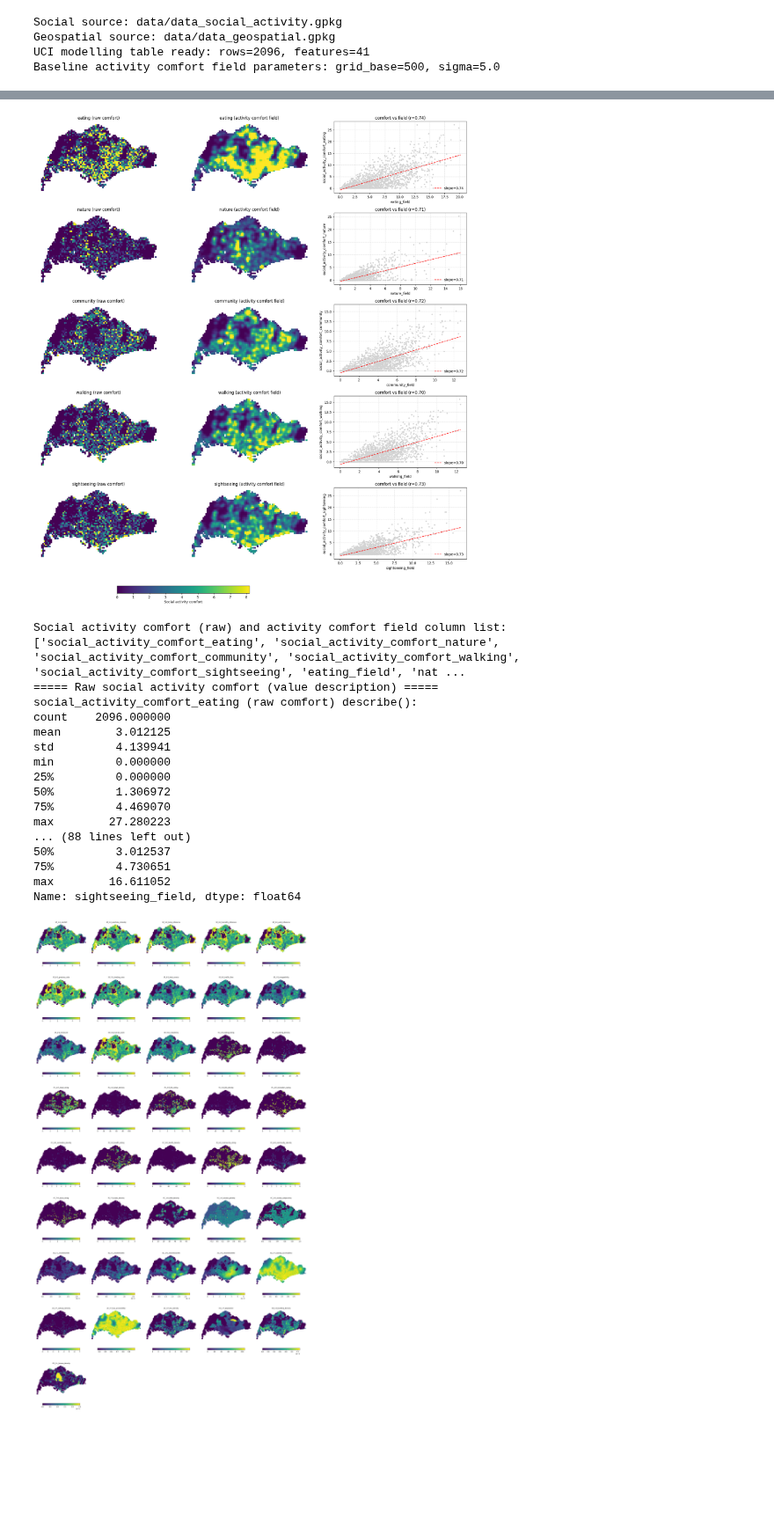
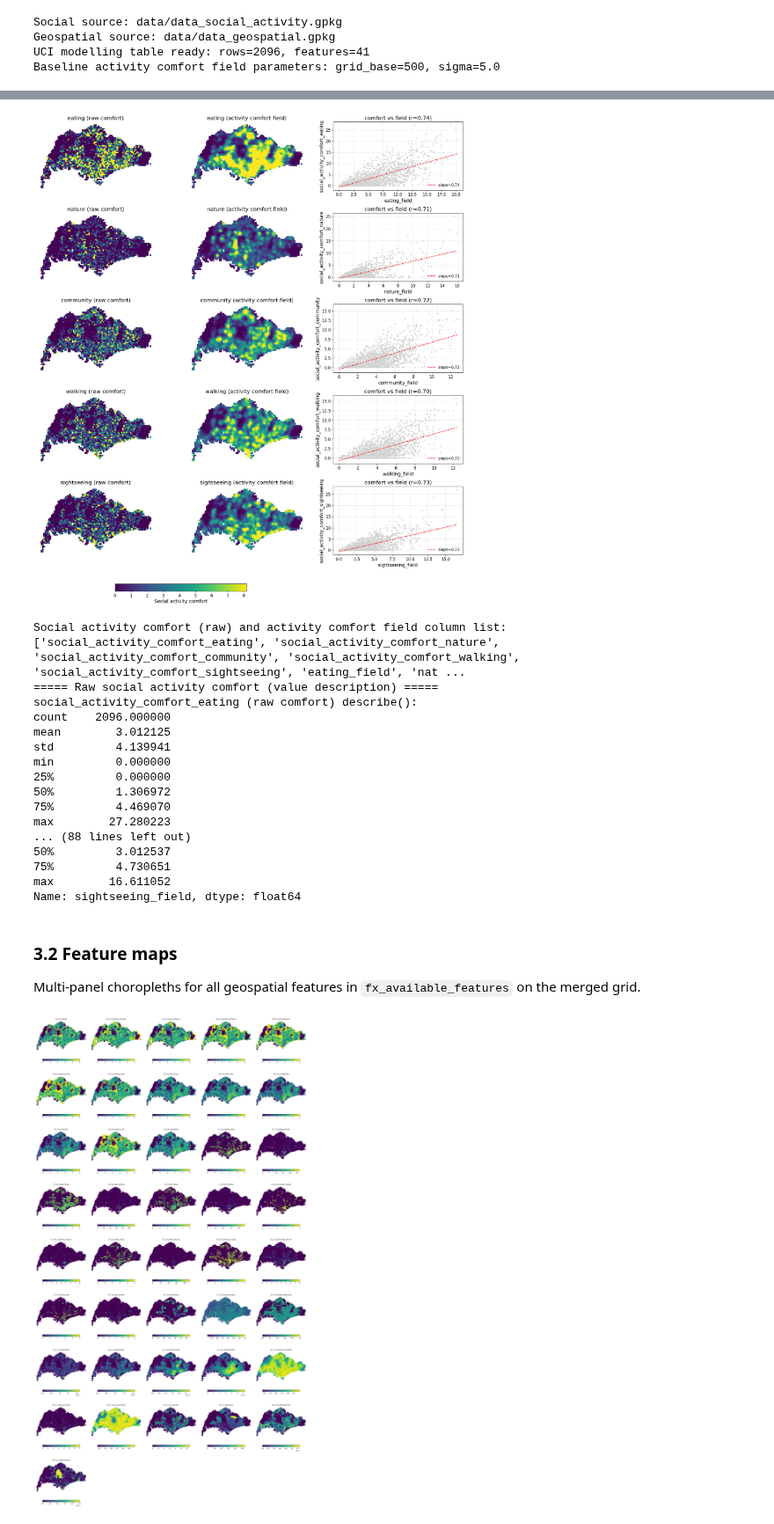
Before and after one commit to Sijie-Yang/Urban-Comfort-Potential, a Jupyter notebook: code_3_uci_social_activity_field.ipynb, the cells around one changed output, grey strips where cells are left out. Shown at 88% size. Saved outputs shown, nothing was run; the diff lists cells and outputs as text; code cells hidden in the pictures; blank space fills up the shorter version.

```diff
--- a/code_3_uci_social_activity_field.ipynb
+++ b/code_3_uci_social_activity_field.ipynb
@@ -606,6 +913,12 @@ if "fx_df" not in globals():
 missing_field = [k for k in FX_ACT_KEYS if f"{k}_field" not in fx_df.columns]
 if missing_field:
     raise RuntimeError(f"Missing field columns: {missing_field}. Re-run the activity comfort field block.")
+
+LABEL_SIZE = 14
+TITLE_SIZE = 16
+TICK_SIZE = 12
+LEGEND_SIZE = 11
+CBAR_LABEL_SIZE = 14
 
 n_acts = len(FX_ACT_KEYS)
 fig, axes = plt.subplots(n_acts, 3, figsize=(18, 4 * n_acts))
@@ -636,7 +949,7 @@ for r, (k, src) in enumerate(zip(FX_ACT_KEYS, FX_COMFORT_SOURCE_COLS)):
         markersize=15,
         legend=False,
     )
-    ax_raw.set_title(f"{k} (raw comfort)")
+    ax_raw.set_title(f"{k} (raw comfort)", fontsize=TITLE_SIZE)
     ax_raw.set_axis_off()
 
     fx_df.plot(
@@ -649,7 +962,7 @@ for r, (k, src) in enumerate(zip(FX_ACT_KEYS, FX_COMFORT_SOURCE_COLS)):
         markersize=15,
         legend=False,
     )
-    ax_smooth.set_title(f"{k} (activity comfort field)")
+    ax_smooth.set_title(f"{k} (activity comfort field)", fontsize=TITLE_SIZE)
     ax_smooth.set_axis_off()
 
     x = fx_df[sm_col].values
@@ -659,40 +972,48 @@ for r, (k, src) in enumerate(zip(FX_ACT_KEYS, FX_COMFORT_SOURCE_COLS)):
     xx = np.linspace(np.nanmin(x), np.nanmax(x), 100)
     ax_scatter.plot(xx, a + b * xx, "r--", linewidth=1.5, label=f"slope={b:.2f}")
     corr = np.corrcoef(x, y)[0, 1]
-    ax_scatter.set_title(f"comfort vs field (r={corr:.2f})")
-    ax_scatter.set_xlabel(f"{k}_field")
-    ax_scatter.set_ylabel(src)
+    ax_scatter.set_title(f"comfort vs field (r={corr:.2f})", fontsize=TITLE_SIZE)
+    ax_scatter.set_xlabel(f"{k}_field", fontsize=LABEL_SIZE)
+    ax_scatter.set_ylabel(src, fontsize=LABEL_SIZE)
+    ax_scatter.tick_params(axis="both", labelsize=TICK_SIZE)
     ax_scatter.grid(True, linestyle="--", alpha=0.4)
-    ax_scatter.legend(loc="lower right", frameon=False)
+    ax_scatter.legend(loc="lower right", frameon=False, fontsize=LEGEND_SIZE)
 
 norm = mpl.colors.Normalize(vmin=vmin, vmax=vmax)
 sm = plt.cm.ScalarMappable(cmap="viridis", norm=norm)
 sm.set_array([])
 
 # Put colorbar at the very bottom to avoid overlap with scatter panels
 fig.subplots_adjust(bottom=0.08)
 cbar_ax = fig.add_axes([0.2, 0.02, 0.3, 0.015])
 cbar = fig.colorbar(sm, cax=cbar_ax, orientation="horizontal")
-cbar.set_label("Social activity comfort")
+cbar.set_label("Social activity comfort", fontsize=CBAR_LABEL_SIZE)
+cbar.ax.tick_params(labelsize=TICK_SIZE)
 
 plt.tight_layout(rect=[0, 0.06, 1, 1])
+from pathlib import Path
+FIG_DIR = Path("figure")
+PAPER_FIG_DIR = Path("paper/fig")
+FIG_DIR.mkdir(parents=True, exist_ok=True)
+PAPER_FIG_DIR.mkdir(parents=True, exist_ok=True)
+fig.savefig(FIG_DIR / "code_3_activity_comfort_field_raw_vs_smoothed.png", dpi=200, bbox_inches="tight")
 plt.show()
 
 print("Social activity comfort (raw) and activity comfort field column list:")
 print(FX_COMFORT_SOURCE_COLS + [f"{k}_field" for k in FX_ACT_KEYS])
 
 # Print value descriptions for raw and extracted data
 print("===== Raw social activity comfort (value description) =====")
 for src in FX_COMFORT_SOURCE_COLS:
     print(f"{src} (raw comfort) describe():")
     print(fx_df[src].describe())
 
 print("===== Activity comfort field (value description) =====")
 for k in FX_ACT_KEYS:
     print(f"{k}_field describe():")
     print(fx_df[f'{k}_field'].describe())
 # %% [output]
-[figure, old version]
+[figure, new version]
 Social activity comfort (raw) and activity comfort field column list:
 ['social_activity_comfort_eating', 'social_activity_comfort_nature', 'social_activity_comfort_community', 'social_activity_comfort_walking', 'social_activity_comfort_sightseeing', 'eating_field', 'nat ...
 ===== Raw social activity comfort (value description) =====
@@ -710,6 +1031,12 @@ max        27.280223
 75%         4.730651
 max        16.611052
 Name: sightseeing_field, dtype: float64
+# %% [markdown]
+<a id="sec-3-2-features"></a>
+
+### 3.2 Feature maps
+
+Multi-panel choropleths for all geospatial features in `fx_available_features` on the merged grid.
 # %%
 # -------------------------
 # 3B) Feature visualization (all features, single-pass)
```
Also changed, not shown: parts of 30 cells of this notebook, 11 other files.
